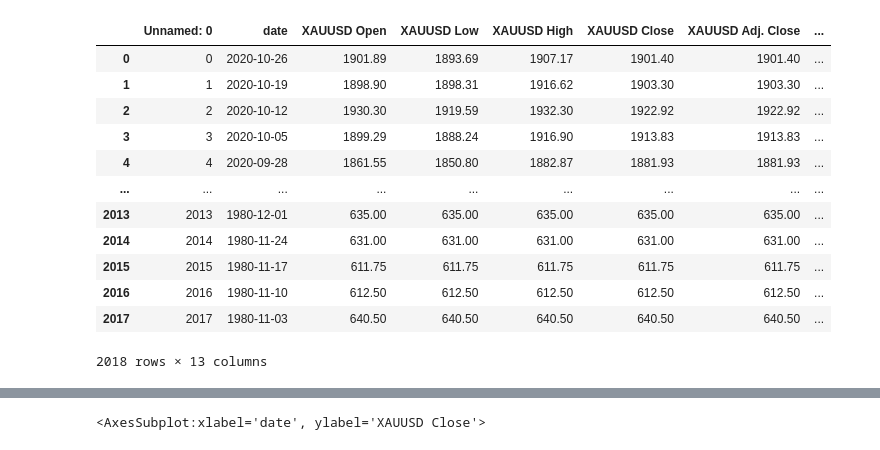
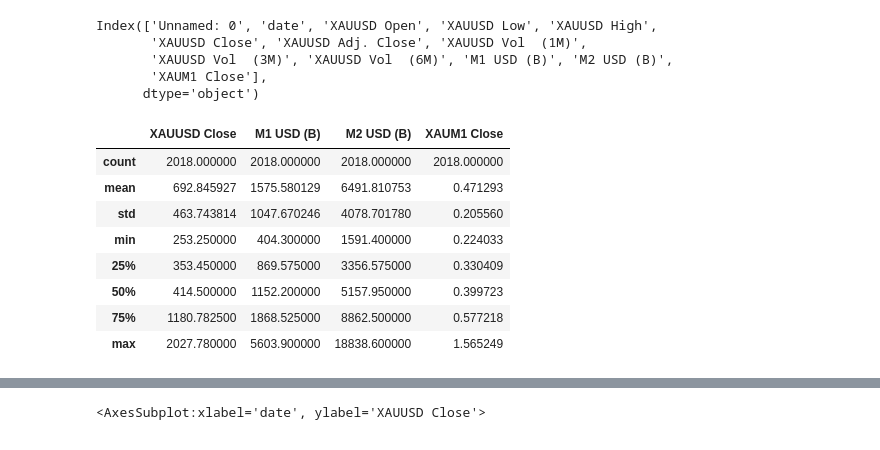
Before and after one commit to carlosvilasanjuan/data_pipe, a Jupyter notebook: Charts.ipynb, the cells around one changed output, grey strips where cells are left out. Cells and saved outputs as stored; diff of their text form; code cells hidden in the pictures.

```diff
--- a/Charts.ipynb
+++ b/Charts.ipynb
@@ -7,18 +7,22 @@ gold = pd.read_csv('E_20201109_xauusd_price.csv')
 gold['date'] = pd.to_datetime(gold['date'])
 # %%
 gold['XAUM1 Close'] = gold['XAUUSD Close']/ gold['M1 USD (B)']
-gold
+gold.columns
 # %% [output]
-|  | Unnamed: 0 | date | XAUUSD Open | XAUUSD Low | XAUUSD High | XAUUSD Close | XAUUSD Adj. Close | ... |
-| 0 | 0 | 2020-10-26 | 1901.89 | 1893.69 | 1907.17 | 1901.40 | 1901.40 | ... |
-| 1 | 1 | 2020-10-19 | 1898.90 | 1898.31 | 1916.62 | 1903.30 | 1903.30 | ... |
-| 2 | 2 | 2020-10-12 | 1930.30 | 1919.59 | 1932.30 | 1922.92 | 1922.92 | ... |
-| 3 | 3 | 2020-10-05 | 1899.29 | 1888.24 | 1916.90 | 1913.83 | 1913.83 | ... |
-| 4 | 4 | 2020-09-28 | 1861.55 | 1850.80 | 1882.87 | 1881.93 | 1881.93 | ... |
-| ... | ... | ... | ... | ... | ... | ... | ... | ... |
-| 2013 | 2013 | 1980-12-01 | 635.00 | 635.00 | 635.00 | 635.00 | 635.00 | ... |
-| 2014 | 2014 | 1980-11-24 | 631.00 | 631.00 | 631.00 | 631.00 | 631.00 | ... |
-| 2015 | 2015 | 1980-11-17 | 611.75 | 611.75 | 611.75 | 611.75 | 611.75 | ... |
-| 2016 | 2016 | 1980-11-10 | 612.50 | 612.50 | 612.50 | 612.50 | 612.50 | ... |
-| 2017 | 2017 | 1980-11-03 | 640.50 | 640.50 | 640.50 | 640.50 | 640.50 | ... |
-2018 rows × 13 columns
+Index(['Unnamed: 0', 'date', 'XAUUSD Open', 'XAUUSD Low', 'XAUUSD High',
+       'XAUUSD Close', 'XAUUSD Adj. Close', 'XAUUSD Vol  (1M)',
+       'XAUUSD Vol  (3M)', 'XAUUSD Vol  (6M)', 'M1 USD (B)', 'M2 USD (B)',
+       'XAUM1 Close'],
+      dtype='object')
+# %%
+gold[['XAUUSD Close','M1 USD (B)', 'M2 USD (B)', 'XAUM1 Close']].describe()
+# %% [output]
+|  | XAUUSD Close | M1 USD (B) | M2 USD (B) | XAUM1 Close |
+| count | 2018.000000 | 2018.000000 | 2018.000000 | 2018.000000 |
+| mean | 692.845927 | 1575.580129 | 6491.810753 | 0.471293 |
+| std | 463.743814 | 1047.670246 | 4078.701780 | 0.205560 |
+| min | 253.250000 | 404.300000 | 1591.400000 | 0.224033 |
+| 25% | 353.450000 | 869.575000 | 3356.575000 | 0.330409 |
+| 50% | 414.500000 | 1152.200000 | 5157.950000 | 0.399723 |
+| 75% | 1180.782500 | 1868.525000 | 8862.500000 | 0.577218 |
+| max | 2027.780000 | 5603.900000 | 18838.600000 | 1.565249 |
```
Also changed, not shown: parts of 4 cells of this notebook, 2 other files.
